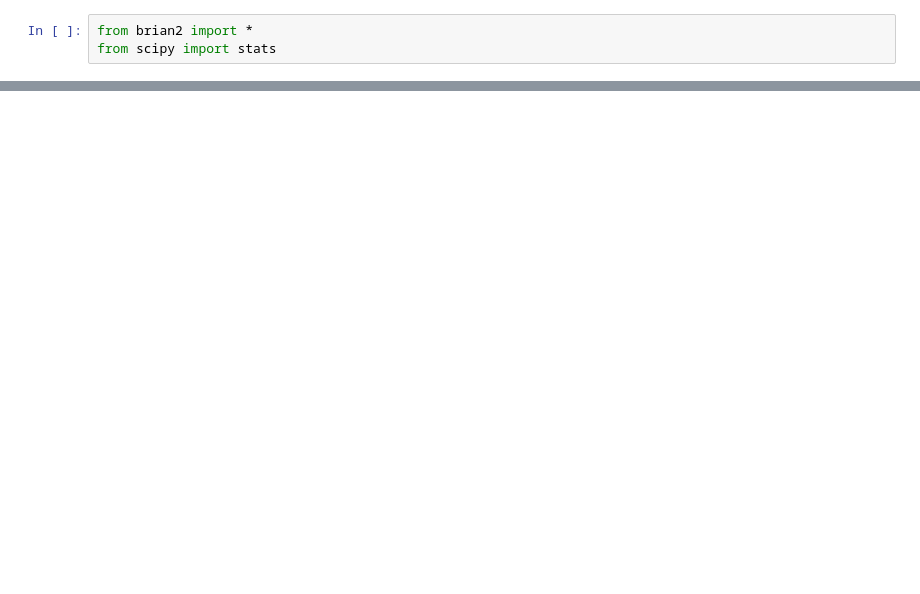
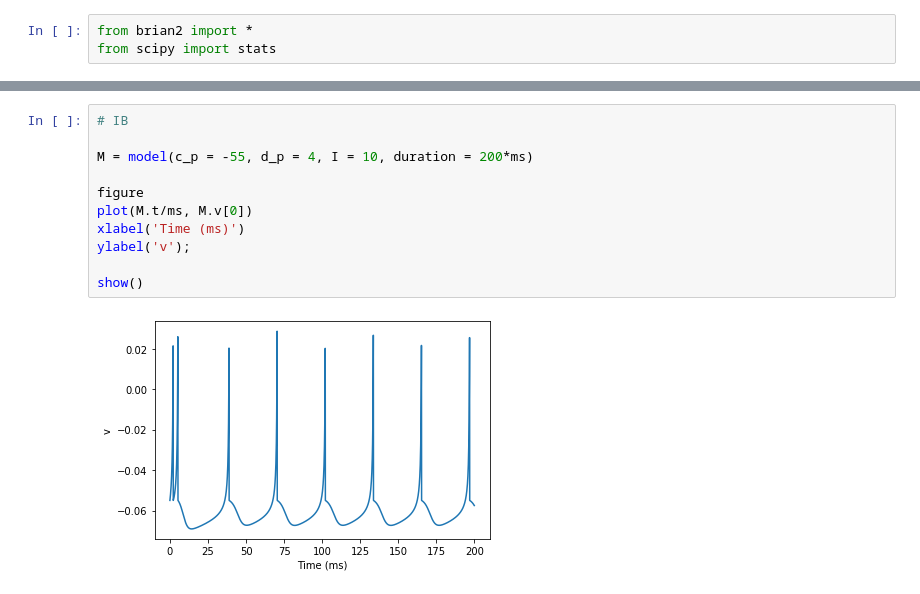
Before and after one commit to initega/izhikevich-mlnn, a Jupyter notebook: izhikevich.ipynb, the cells around one changed output, grey strips where cells are left out. Saved outputs shown, nothing was run; the diff lists cells and outputs as text; blank space fills up the shorter version.

```diff
--- a/izhikevich.ipynb
+++ b/izhikevich.ipynb
@@ -52,0 +68,13 @@ show()
+# %%
+# IB
+
+M = model(c_p = -55, d_p = 4, I = 10, duration = 200*ms)
+
+figure
+plot(M.t/ms, M.v[0])
+xlabel('Time (ms)')
+ylabel('v');
+
+show()
+# %% [output]
+[figure, added]
```
Also changed, not shown: parts of 7 cells of this notebook.
